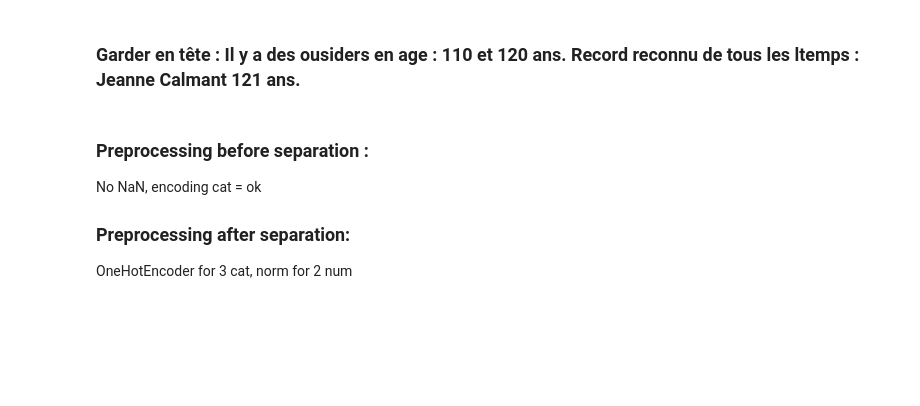
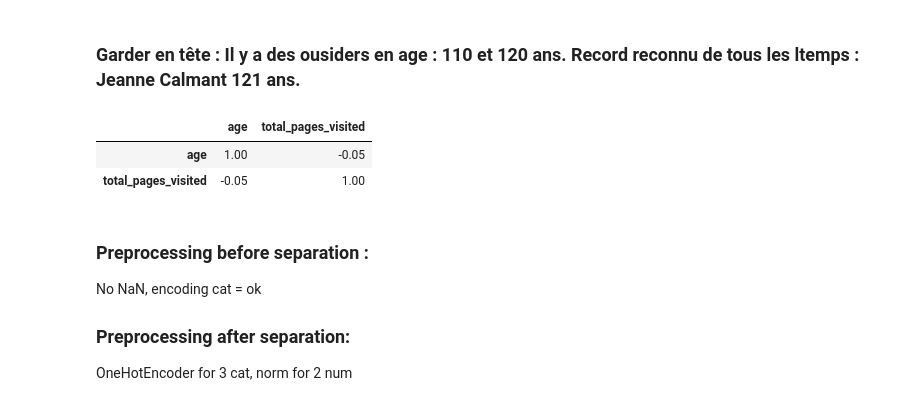
Before and after one commit to kumquat42/202311_jedha_Bloc3_ML_challenge, a Jupyter notebook: 202311_jedha_bloc3_ML_challenge.ipynb, the cells around one changed output. Drawn from its saved outputs; the diff is of its cells as text; code cells hidden in the pictures; blank space fills up the shorter version.

```diff
--- a/202311_jedha_bloc3_ML_challenge.ipynb
+++ b/202311_jedha_bloc3_ML_challenge.ipynb
@@ -241,5 +314,15 @@ px.histogram(data.age[data['age']>60])
 # %% [markdown]
 ### Garder en tête : Il y a des ousiders en age : 110 et 120 ans. Record reconnu de tous les ltemps : Jeanne Calmant 121 ans.
+# %%
+# useless  on only 2 num_features...
+temp = data.loc[:,num_features]
+corr_matrix = temp.corr().round(2)
+
+corr_matrix
+# %% [output]
+|  | age | total_pages_visited |
+| age | 1.00 | -0.05 |
+| total_pages_visited | -0.05 | 1.00 |
 # %%
 # doesn't work
 
```
Also changed, not shown: parts of 34 cells of this notebook, 2 other files.
